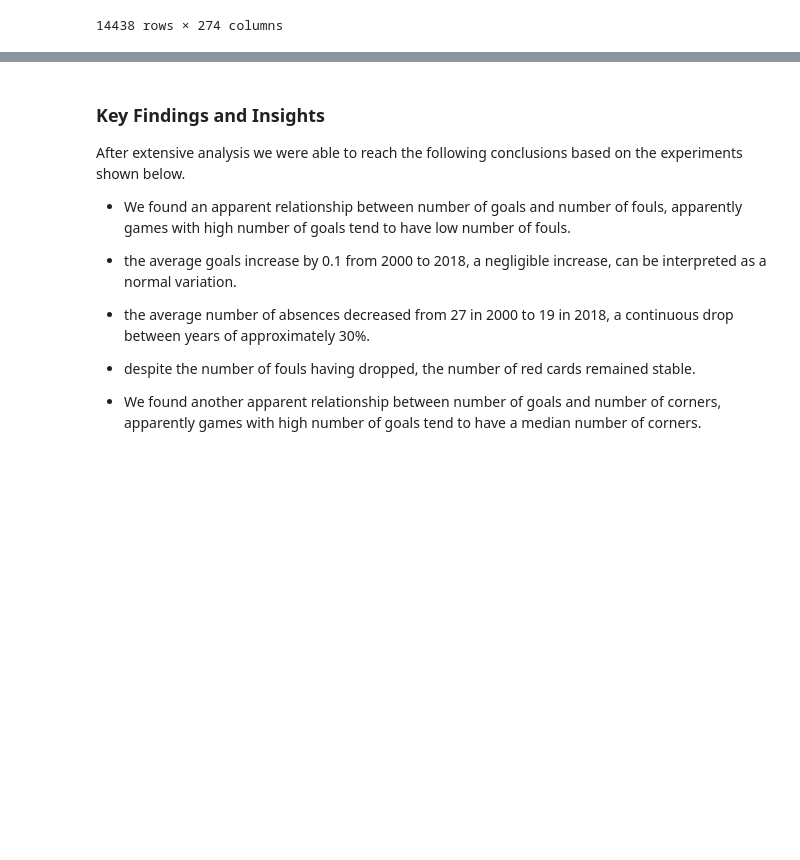
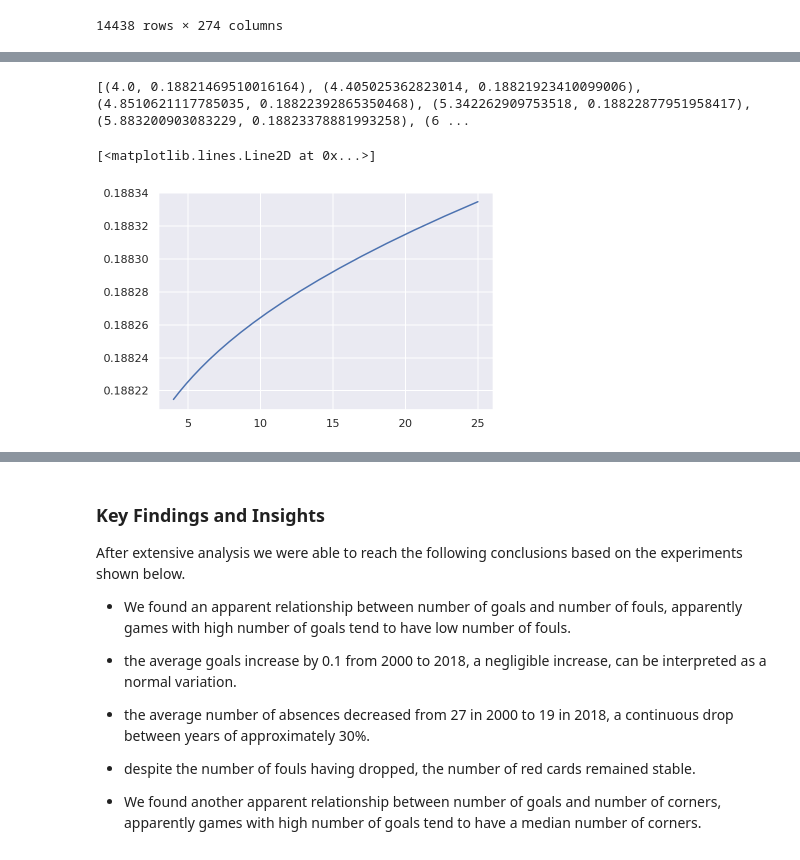
Before and after one commit to Christian-Trindade/premier-league-data-analyses, a Jupyter notebook: premier-league-analyses.ipynb, the cells around one changed output, grey strips where cells are left out. Drawn from its saved outputs; the diff is of its cells as text; code cells hidden in the pictures; blank space fills up the shorter version.

```diff
--- a/premier-league-analyses.ipynb
+++ b/premier-league-analyses.ipynb
@@ -301,0 +400,9 @@ data_hot_encoded.to_csv(filepath)
+# %%
+best_estimator = Pipeline([
+                    ("scaler", s),
+                    ("make_higher_degree", PolynomialFeatures(degree=1)),
+                    ("lasso_regression", Lasso(alpha=0.01))])
+
+
+best_estimator.fit(X, y)
+best_estimator.score(X, y)
@@ -301,0 +422,25 @@ data_hot_encoded.to_csv(filepath)
+# %%
+# ridge regression test with polynomial features
+
+pf = PolynomialFeatures(degree=1)
+alphas = np.geomspace(4, 25, 20)
+scores_ridge=[]
+for alpha in alphas:
+    ridge = Ridge(alpha=alpha, max_iter=100)
+
+    estimator = Pipeline([
+        ("scaler", s),
+        ("polynomial_features", pf),
+        ("ridge_regression", ridge)])
+
+    predictions = cross_val_predict(estimator, X, y, cv = kf)
+    score_ridge = r2_score(y, predictions)
+    scores_ridge.append(score_ridge)
+
+print(list(zip(alphas,scores_ridge)))
+
+plt.plot(alphas, scores_ridge)
+# %% [output]
+[(4.0, 0.18821469510016164), (4.405025362823014, 0.18821923410099006), (4.8510621117785035, 0.18822392865350468), (5.342262909753518, 0.18822877951958417), (5.883200903083229, 0.18823378881993258), (6 ...
+[<matplotlib.lines.Line2D at 0x...>]
+[figure, added]
```
Also changed, not shown: parts of 9 cells of this notebook, 3 other files.
